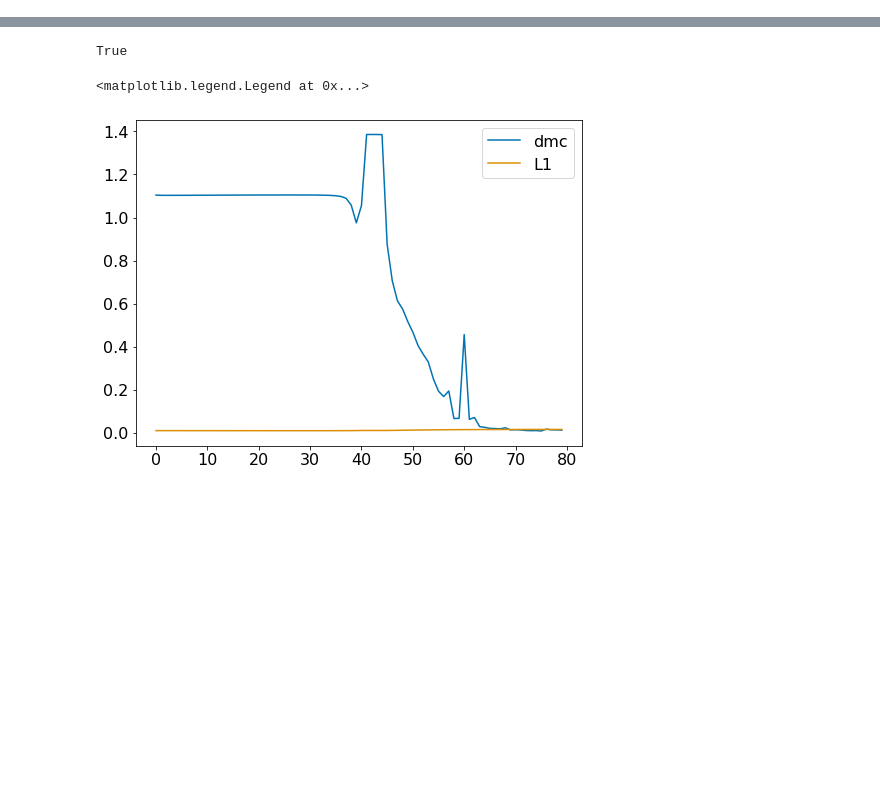
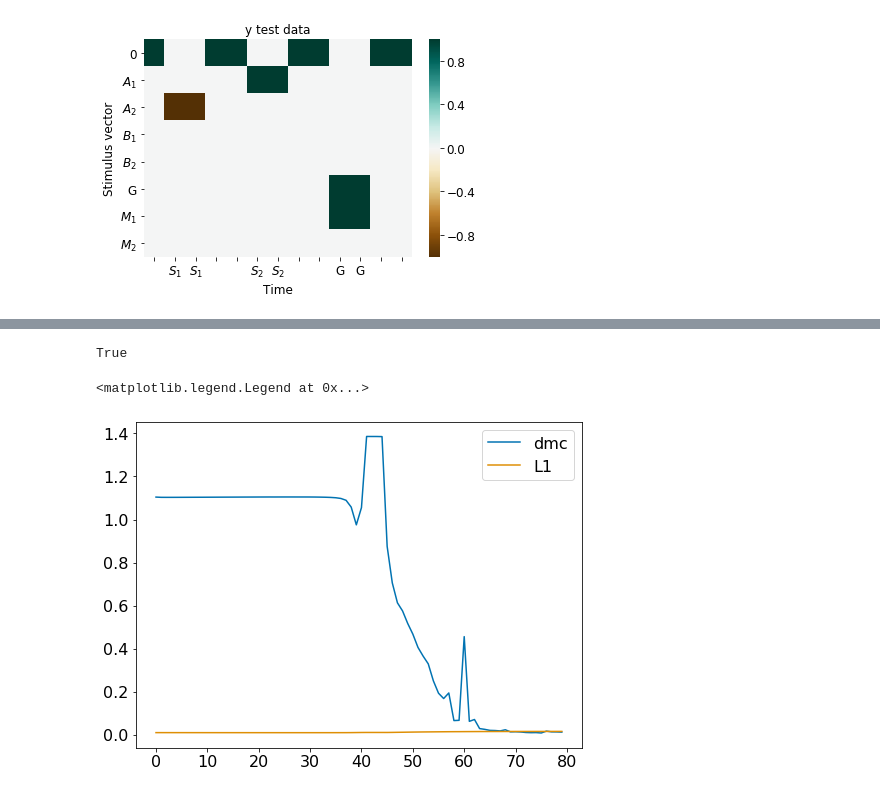
Before and after one commit to vdplasthijs/eavesdropping, a Jupyter notebook: multitasking learning for recurrent nets.ipynb, the cells around one changed output, grey strips where cells are left out. Cells and saved outputs as stored; diff of their text form; code cells hidden in the pictures; blank space fills up the shorter version.

```diff
--- a/multitasking learning for recurrent nets.ipynb
+++ b/multitasking learning for recurrent nets.ipynb
@@ -45,7 +45,18 @@ t_dict['conv_rel_tol'] = 5e-4  # assess convergence by relative difference betwe
 tmp0, tmp1 = bpm.generate_synt_data_general(n_total=d_dict['n_total'], t_delay=d_dict['t_delay'], t_stim=d_dict['t_stim'],
                                         ratio_train=d_dict['ratio_train'], ratio_exp=d_dict['ratio_exp'],
                                         noise_scale=d_dict['noise_scale'], late_s2=False,
-                                        nature_stim='periodic', task='dmc')
+                                        nature_stim='periodic', task='dmrs')
 
 x_train, y_train, x_test, y_test = tmp0
 labels_train, labels_test = tmp1
+# %%
+ax_true = plt.subplot(111)
+k = np.where(labels_test == '30')[0]
+true_data = y_test[k, :, :]
+if type(k) != int and len(k) > 1:  # if multiple samples; average
+    true_data = true_data.mean(0)
+prm.plot_example_trial(true_data.numpy(), ax=ax_true,
+                     vmin=-1, c_map='BrBG')
+ax_true.set_title("y test data"); #ax_true.set_ylabel('True data')
+# %% [output]
+[figure, added]
```
Also changed, not shown: parts of 10 cells of this notebook, 3 other files.
